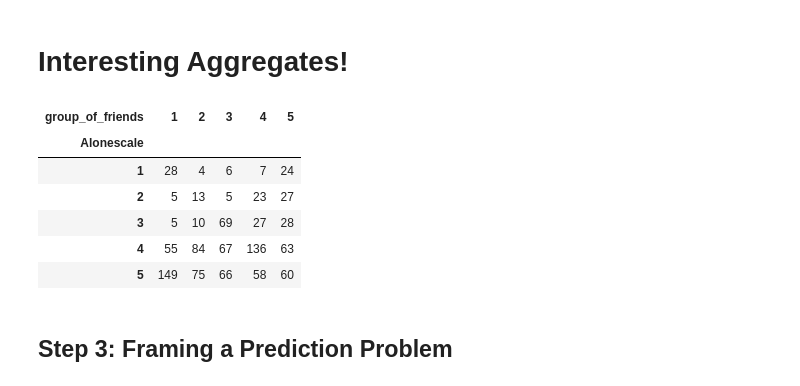
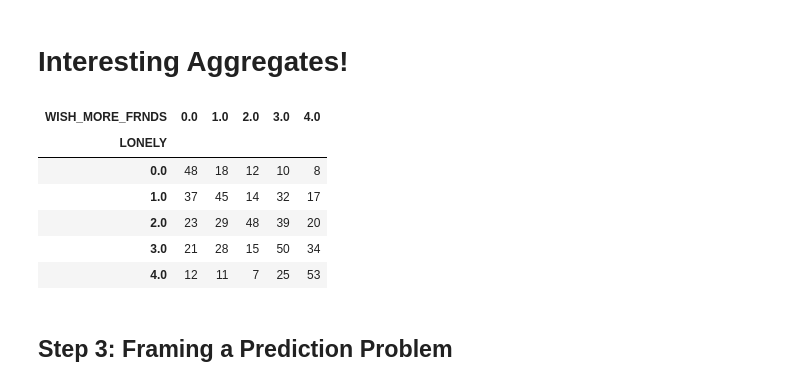
Before and after one commit to pxyi0126/398_mtf, a Jupyter notebook: temps.ipynb, the cells around one changed output. Drawn from its saved outputs; the diff is of its cells as text; code cells hidden in the pictures.

```diff
--- a/temps.ipynb
+++ b/temps.ipynb
@@ -388,20 +584,17 @@ px.box(dfscat, x="V2150", y="V5324", title="Sex and Social Networks Size (Friend
 fig.write_html("/Users/macbook/Desktop/EECS389/398_mtf/plot3BS.html", include_plotlyjs='cdn')
 # %% [markdown]
 # Interesting Aggregates!
-# %%
-dfscat["V5321"] = dfscat["V5321"].replace({'AGREE:(5)':5,"MOST AGR:(4)":4,'NEITHER:(3)':3,'MOST DIS:(2)':2,"DISAGREE:(1)":1})
-Alonescale = dfscat["V5324"].copy().rename("Alonescale")
-group_of_friends =  dfscat["V5321"].copy().rename("group_of_friends")
-
-pivot_table = pd.crosstab(Alonescale, group_of_friends)
-pivot_table
-# %% [output]
-| group_of_friends | 1 | 2 | 3 | 4 | 5 |
-| Alonescale |  |  |  |  |  |
-| 1 | 28 | 4 | 6 | 7 | 24 |
-| 2 | 5 | 13 | 5 | 23 | 27 |
-| 3 | 5 | 10 | 69 | 27 | 28 |
-| 4 | 55 | 84 | 67 | 136 | 63 |
-| 5 | 149 | 75 | 66 | 58 | 60 |
+# %%
+
+pivot_table = pd.crosstab(df23['LONELY'], df23['WISH_MORE_FRNDS'])
+pivot_table
+# %% [output]
+| WISH_MORE_FRNDS | 0.0 | 1.0 | 2.0 | 3.0 | 4.0 |
+| LONELY |  |  |  |  |  |
+| 0.0 | 48 | 18 | 12 | 10 | 8 |
+| 1.0 | 37 | 45 | 14 | 32 | 17 |
+| 2.0 | 23 | 29 | 48 | 39 | 20 |
+| 3.0 | 21 | 28 | 15 | 50 | 34 |
+| 4.0 | 12 | 11 | 7 | 25 | 53 |
 # %% [markdown]
 ## Step 3: Framing a Prediction Problem
```
Also changed, not shown: parts of 23 cells of this notebook, 43 other files.
